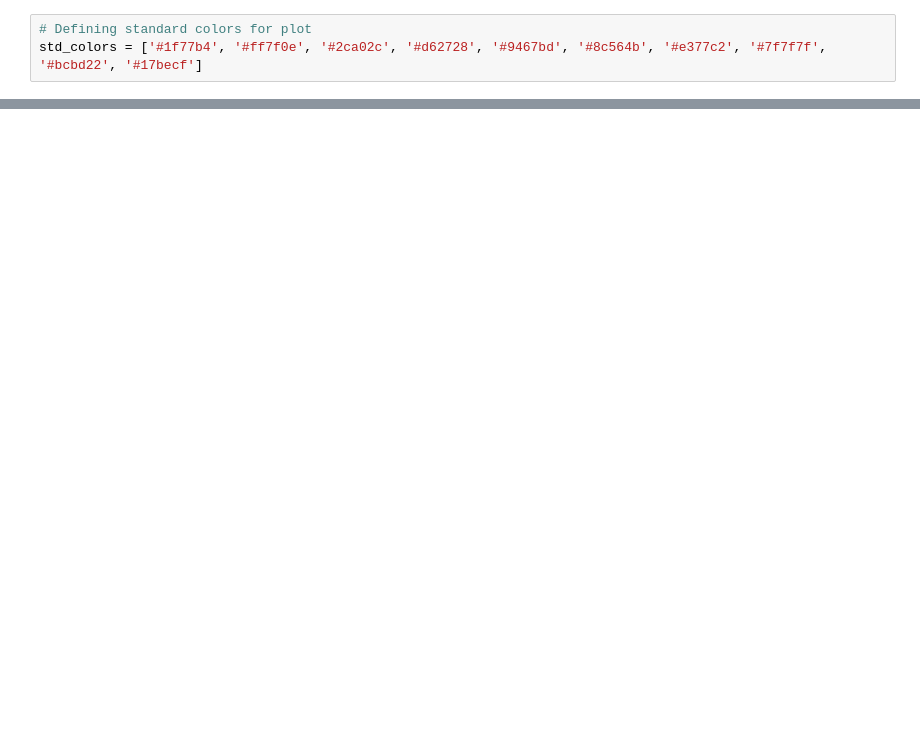
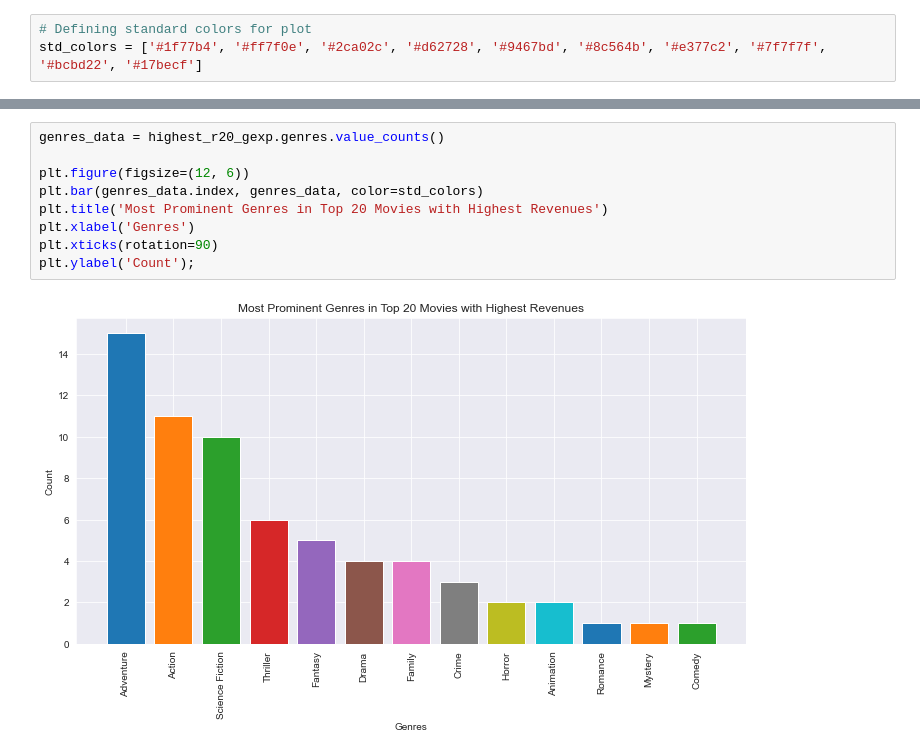
Before and after one commit to mathias-mike/Analyzing-Data, a Jupyter notebook: TMDB Movie Data Analysis/tmdb-movie.ipynb, the cells around one changed output, grey strips where cells are left out. Saved outputs shown, nothing was run; the diff lists cells and outputs as text; blank space fills up the shorter version.

```diff
--- a/TMDB Movie Data Analysis/tmdb-movie.ipynb
+++ b/TMDB Movie Data Analysis/tmdb-movie.ipynb
@@ -512,0 +283,11 @@ df.head()
+# %%
+genres_data = highest_r20_gexp.genres.value_counts()
+
+plt.figure(figsize=(12, 6))
+plt.bar(genres_data.index, genres_data, color=std_colors)
+plt.title('Most Prominent Genres in Top 20 Movies with Highest Revenues')
+plt.xlabel('Genres')
+plt.xticks(rotation=90)
+plt.ylabel('Count');
+# %% [output]
+[figure, added]
```
Also changed, not shown: parts of 134 cells of this notebook, 2 other files.
